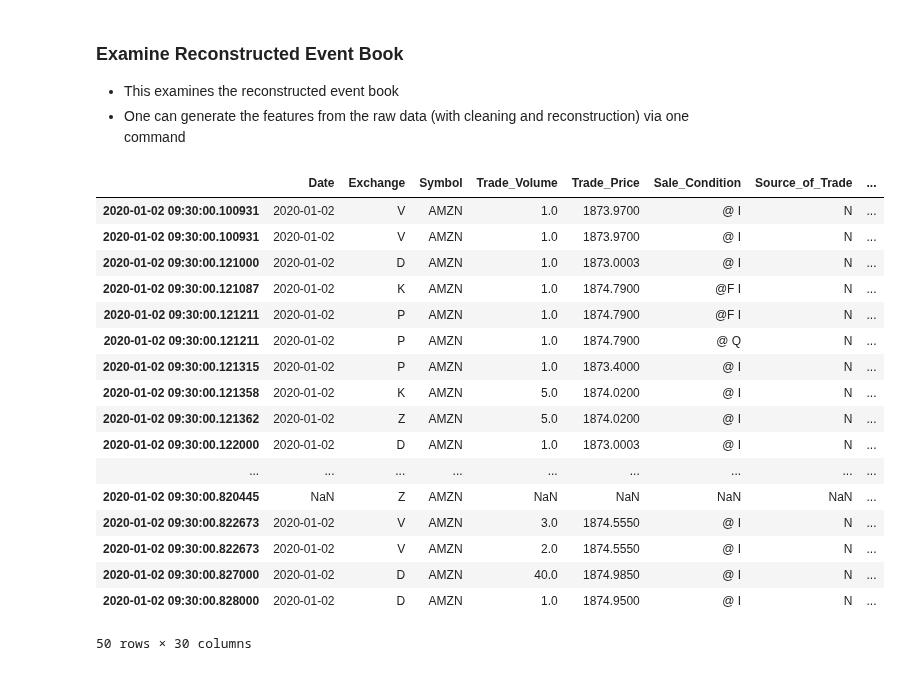
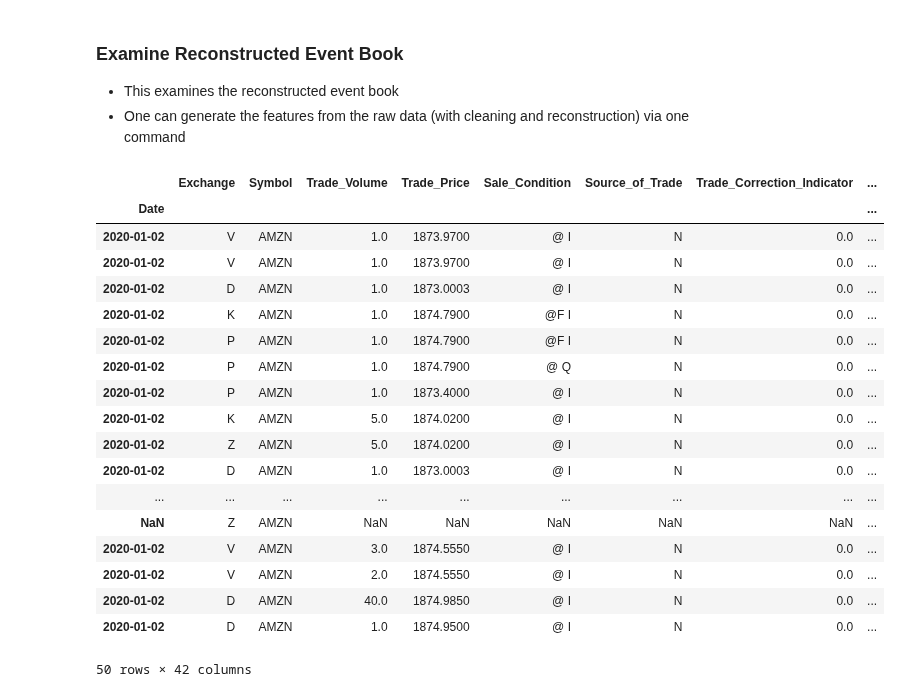
Before and after one commit to AMS-QF/TAQ-Data, a Jupyter notebook: Example_Data_NB.ipynb, the cells around one changed output. Saved outputs shown, nothing was run; the diff lists cells and outputs as text; code cells hidden in the pictures.

```diff
--- a/Example_Data_NB.ipynb
+++ b/Example_Data_NB.ipynb
@@ -100,23 +100,27 @@ conn.get_quotes_range(exchange,symbol,start,end)
 - This examines the reconstructed event book
 - One can generate the features from the raw data (with cleaning and reconstruction) via one command
 # %%
-pd.read_csv('data/raw_data/2020-01-02/AMZN_reconstructed.csv', index_col=0,nrows=100).head(50)
+import pandas as pd
+
+events=pd.read_csv('data/features/2020-01-02/AMZN_reconstructed_features.csv', index_col=0,nrows=100).head(50)
+events
 # %% [output]
-|  | Date | Exchange | Symbol | Trade_Volume | Trade_Price | Sale_Condition | Source_of_Trade | ... |
-| 2020-01-02 09:30:00.100931 | 2020-01-02 | V | AMZN | 1.0 | 1873.9700 | @ I | N | ... |
-| 2020-01-02 09:30:00.100931 | 2020-01-02 | V | AMZN | 1.0 | 1873.9700 | @ I | N | ... |
-| 2020-01-02 09:30:00.121000 | 2020-01-02 | D | AMZN | 1.0 | 1873.0003 | @ I | N | ... |
-| 2020-01-02 09:30:00.121087 | 2020-01-02 | K | AMZN | 1.0 | 1874.7900 | @F I | N | ... |
-| 2020-01-02 09:30:00.121211 | 2020-01-02 | P | AMZN | 1.0 | 1874.7900 | @F I | N | ... |
-| 2020-01-02 09:30:00.121211 | 2020-01-02 | P | AMZN | 1.0 | 1874.7900 | @ Q | N | ... |
-| 2020-01-02 09:30:00.121315 | 2020-01-02 | P | AMZN | 1.0 | 1873.4000 | @ I | N | ... |
-| 2020-01-02 09:30:00.121358 | 2020-01-02 | K | AMZN | 5.0 | 1874.0200 | @ I | N | ... |
-| 2020-01-02 09:30:00.121362 | 2020-01-02 | Z | AMZN | 5.0 | 1874.0200 | @ I | N | ... |
-| 2020-01-02 09:30:00.122000 | 2020-01-02 | D | AMZN | 1.0 | 1873.0003 | @ I | N | ... |
+|  | Exchange | Symbol | Trade_Volume | Trade_Price | Sale_Condition | Source_of_Trade | Trade_Correction_Indicator | ... |
+| Date |  |  |  |  |  |  |  | ... |
+| 2020-01-02 | V | AMZN | 1.0 | 1873.9700 | @ I | N | 0.0 | ... |
+| 2020-01-02 | V | AMZN | 1.0 | 1873.9700 | @ I | N | 0.0 | ... |
+| 2020-01-02 | D | AMZN | 1.0 | 1873.0003 | @ I | N | 0.0 | ... |
+| 2020-01-02 | K | AMZN | 1.0 | 1874.7900 | @F I | N | 0.0 | ... |
+| 2020-01-02 | P | AMZN | 1.0 | 1874.7900 | @F I | N | 0.0 | ... |
+| 2020-01-02 | P | AMZN | 1.0 | 1874.7900 | @ Q | N | 0.0 | ... |
+| 2020-01-02 | P | AMZN | 1.0 | 1873.4000 | @ I | N | 0.0 | ... |
+| 2020-01-02 | K | AMZN | 5.0 | 1874.0200 | @ I | N | 0.0 | ... |
+| 2020-01-02 | Z | AMZN | 5.0 | 1874.0200 | @ I | N | 0.0 | ... |
+| 2020-01-02 | D | AMZN | 1.0 | 1873.0003 | @ I | N | 0.0 | ... |
 | ... | ... | ... | ... | ... | ... | ... | ... | ... |
-| 2020-01-02 09:30:00.820445 | NaN | Z | AMZN | NaN | NaN | NaN | NaN | ... |
-| 2020-01-02 09:30:00.822673 | 2020-01-02 | V | AMZN | 3.0 | 1874.5550 | @ I | N | ... |
-| 2020-01-02 09:30:00.822673 | 2020-01-02 | V | AMZN | 2.0 | 1874.5550 | @ I | N | ... |
-| 2020-01-02 09:30:00.827000 | 2020-01-02 | D | AMZN | 40.0 | 1874.9850 | @ I | N | ... |
-| 2020-01-02 09:30:00.828000 | 2020-01-02 | D | AMZN | 1.0 | 1874.9500 | @ I | N | ... |
+| NaN | Z | AMZN | NaN | NaN | NaN | NaN | NaN | ... |
+| 2020-01-02 | V | AMZN | 3.0 | 1874.5550 | @ I | N | 0.0 | ... |
+| 2020-01-02 | V | AMZN | 2.0 | 1874.5550 | @ I | N | 0.0 | ... |
+| 2020-01-02 | D | AMZN | 40.0 | 1874.9850 | @ I | N | 0.0 | ... |
+| 2020-01-02 | D | AMZN | 1.0 | 1874.9500 | @ I | N | 0.0 | ... |
-50 rows × 30 columns
+50 rows × 42 columns
```
Also changed, not shown: 4 other files.
